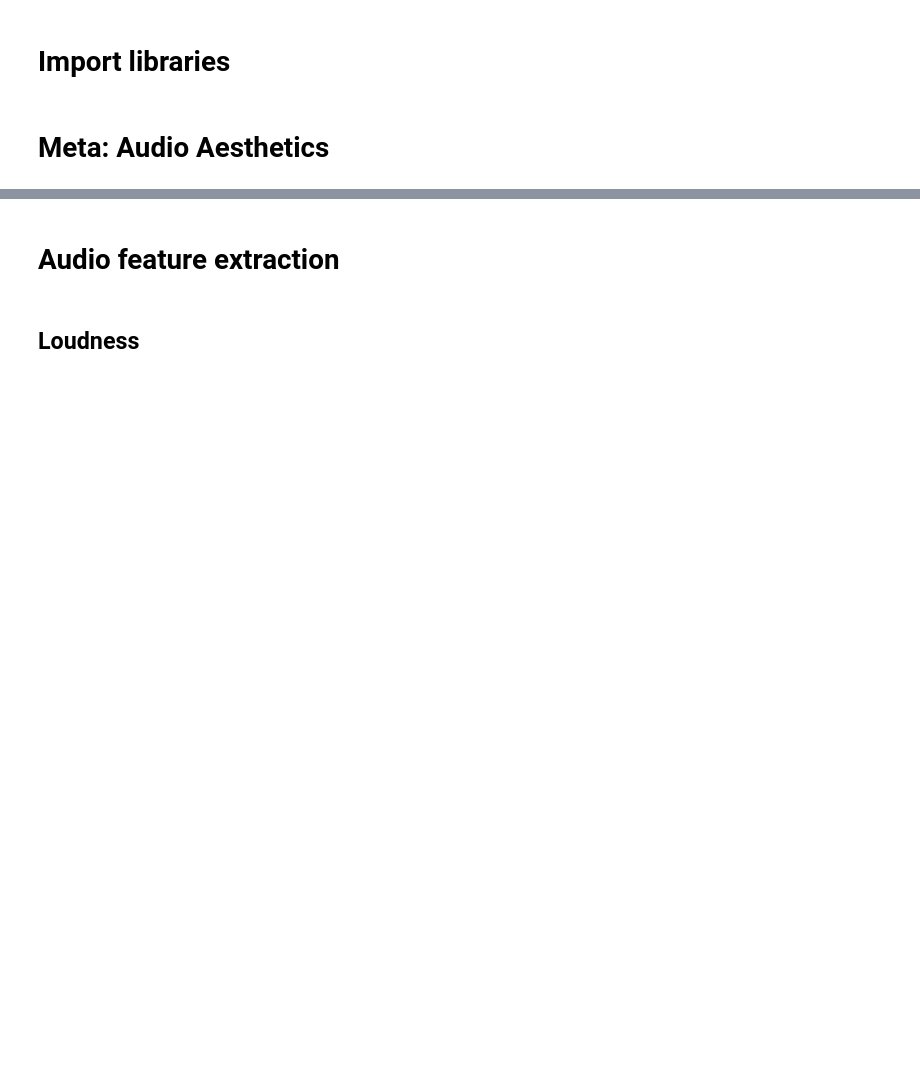
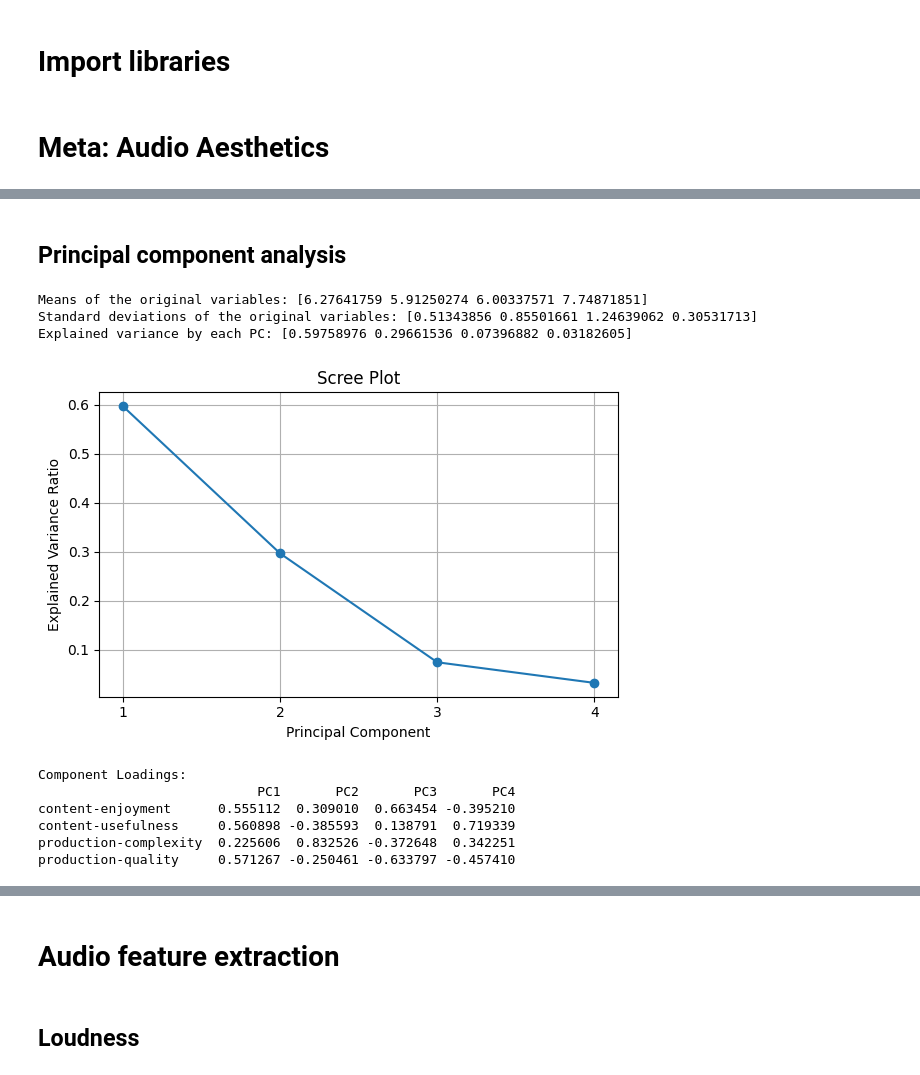
Before and after one commit to mmarcantoinee/audio-aesthetics, a Jupyter notebook: script.ipynb, the cells around one changed output, grey strips where cells are left out. Saved outputs shown, nothing was run; the diff lists cells and outputs as text; code cells hidden in the pictures; blank space fills up the shorter version.

```diff
--- a/script.ipynb
+++ b/script.ipynb
@@ -86,0 +88,74 @@ if __name__ == "__main__":
+# %% [markdown]
+## Principal component analysis
+# %%
+from sklearn.decomposition import PCA
+from sklearn.preprocessing import StandardScaler
+import pandas as pd
+
+# Select the relevant columns
+features = ['content-enjoyment', 'content-usefulness', 'production-complexity', 'production-quality']
+X = df_scores[features].copy()
+
+# Standardize the features
+scaler = StandardScaler()
+X_scaled = scaler.fit_transform(X)
+
+# Retrieve the means and standard deviations
+means = scaler.mean_
+std_devs = scaler.scale_
+
+# Print the means and standard deviations
+print("Means of the original variables:", means)
+print("Standard deviations of the original variables:", std_devs)
+
+# Apply PCA
+pca = PCA(n_components=4)  # Change n_components if needed
+X_pca = pca.fit_transform(X_scaled)
+
+# Create a DataFrame with PCA results
+df_pca = pd.DataFrame(X_pca, columns=['PC1', 'PC2', 'PC3', 'PC4'])
+
+# Optional: concatenate with original dataframe
+df_scores_pca = pd.concat([df_scores.reset_index(drop=True), df_pca], axis=1)
+
+# Explained variance
+explained_variance = pca.explained_variance_ratio_
+print("Explained variance by each PC:", explained_variance)
+# %% [output]
+Means of the original variables: [6.27641759 5.91250274 6.00337571 7.74871851]
+Standard deviations of the original variables: [0.51343856 0.85501661 1.24639062 0.30531713]
+Explained variance by each PC: [0.59758976 0.29661536 0.07396882 0.03182605]
+# %%
+import matplotlib.pyplot as plt
+
+# Scree plot
+plt.figure(figsize=(6, 4))
+plt.plot(range(1, len(pca.explained_variance_ratio_) + 1), pca.explained_variance_ratio_, marker='o')
+plt.title('Scree Plot')
+plt.xlabel('Principal Component')
+plt.ylabel('Explained Variance Ratio')
+plt.xticks(range(1, len(pca.explained_variance_ratio_) + 1))
+plt.grid(True)
+plt.tight_layout()
+plt.show()
+# %% [output]
+[figure, added]
+# %%
+# Get component loadings
+loadings = pd.DataFrame(
+    pca.components_.T,
+    index=features,  # original variable names
+    columns=['PC1', 'PC2', 'PC3', 'PC4']
+)
+
+print("Component Loadings:")
+print(loadings)
+
+loadings.to_csv("results/pca_loadings.csv")
+# %% [output]
+Component Loadings:
+                            PC1       PC2       PC3       PC4
+content-enjoyment      0.555112  0.309010  0.663454 -0.395210
+content-usefulness     0.560898 -0.385593  0.138791  0.719339
+production-complexity  0.225606  0.832526 -0.372648  0.342251
+production-quality     0.571267 -0.250461 -0.633797 -0.457410
```
Also changed, not shown: parts of 24 cells of this notebook, 6 other files.
